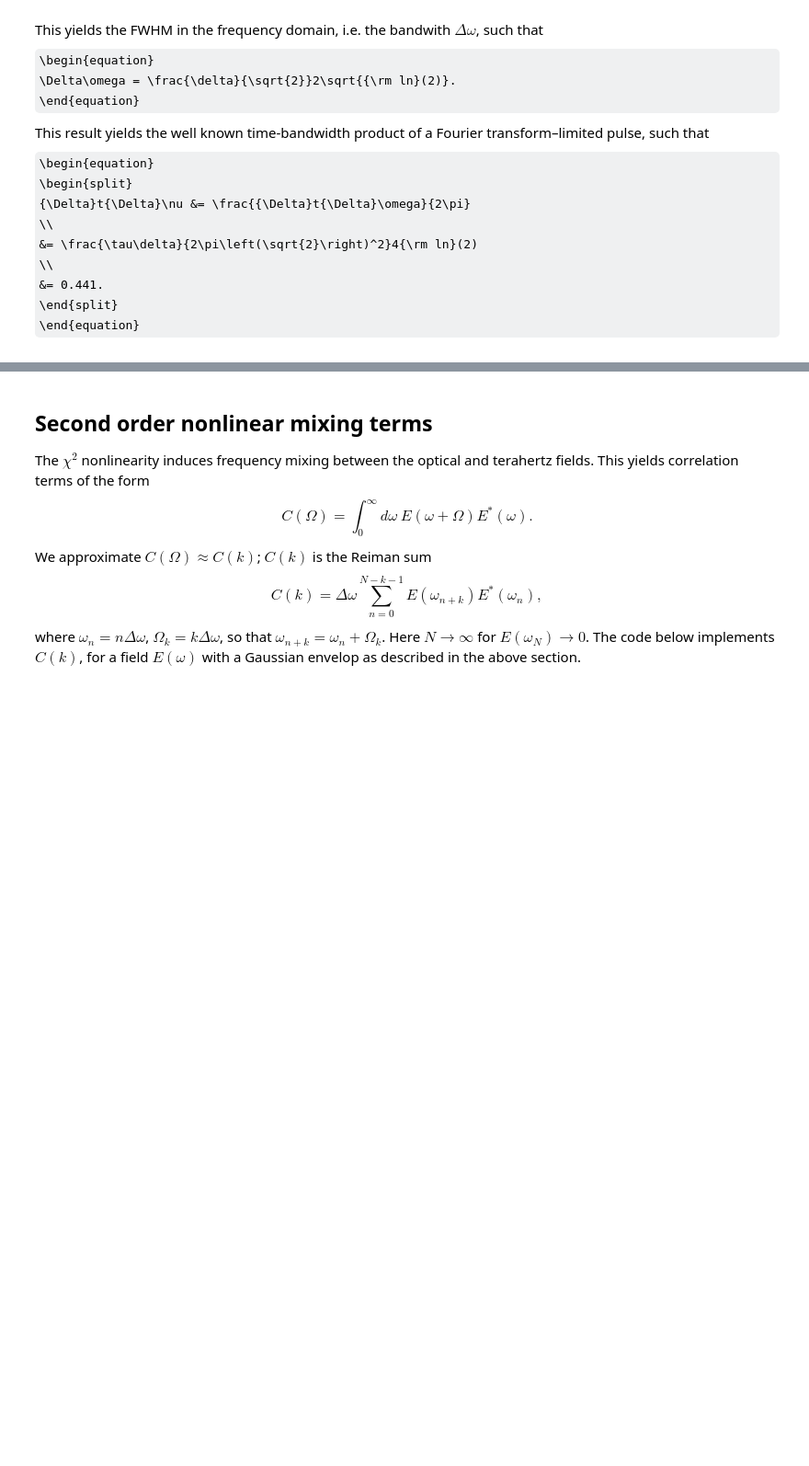
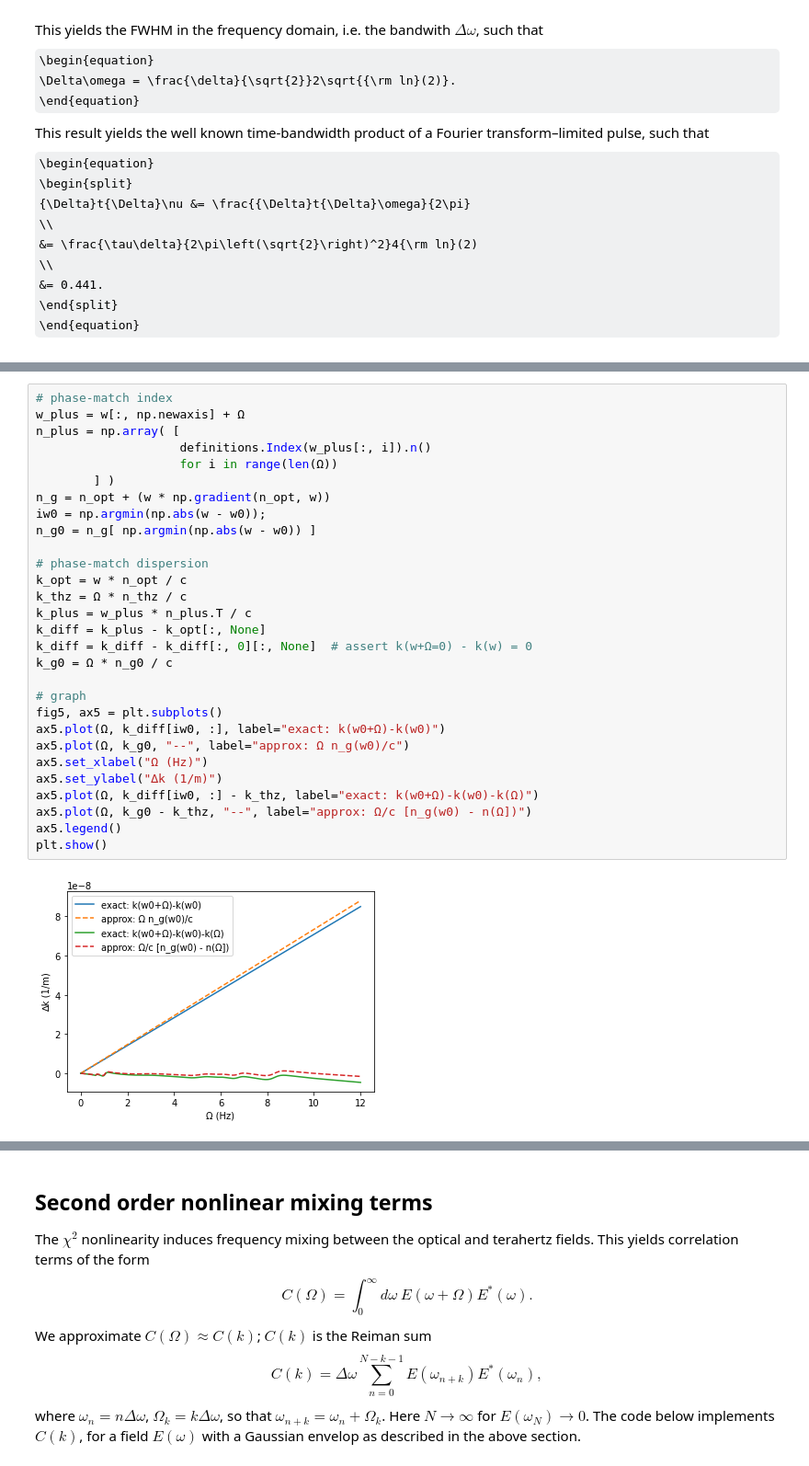
Before and after one commit to p-engel/nonlinear_optics, a Jupyter notebook: optical_rectification/notebook/analysis.ipynb, the cells around one changed output, grey strips where cells are left out. Shown at 92% size. Drawn from its saved outputs; the diff is of its cells as text; some formulas as TeX source; blank space fills up the shorter version.

Commit message:
describe dispersion relation for OR phase matching term

```diff
--- a/optical_rectification/notebook/analysis.ipynb
+++ b/optical_rectification/notebook/analysis.ipynb
@@ -126,0 +154,31 @@ plt.show()
+# %%
+# phase-match index
+w_plus = w[:, np.newaxis] + Ω
+n_plus = np.array( [
+                    definitions.Index(w_plus[:, i]).n()
+                    for i in range(len(Ω))
+        ] )
+n_g = n_opt + (w * np.gradient(n_opt, w))
+iw0 = np.argmin(np.abs(w - w0));
+n_g0 = n_g[ np.argmin(np.abs(w - w0)) ]
+
+# phase-match dispersion
+k_opt = w * n_opt / c
+k_thz = Ω * n_thz / c
+k_plus = w_plus * n_plus.T / c
+k_diff = k_plus - k_opt[:, None]
+k_diff = k_diff - k_diff[:, 0][:, None]  # assert k(w+Ω=0) - k(w) = 0
+k_g0 = Ω * n_g0 / c
+
+# graph
+fig5, ax5 = plt.subplots()
+ax5.plot(Ω, k_diff[iw0, :], label="exact: k(w0+Ω)-k(w0)")
+ax5.plot(Ω, k_g0, "--", label="approx: Ω n_g(w0)/c")
+ax5.set_xlabel("Ω (Hz)")
+ax5.set_ylabel("∆k (1/m)")
+ax5.plot(Ω, k_diff[iw0, :] - k_thz, label="exact: k(w0+Ω)-k(w0)-k(Ω)")
+ax5.plot(Ω, k_g0 - k_thz, "--", label="approx: Ω/c [n_g(w0) - n(Ω])")
+ax5.legend()
+plt.show()
+# %% [output]
+[figure, added]
```
Also changed, not shown: parts of 12 cells of this notebook.
